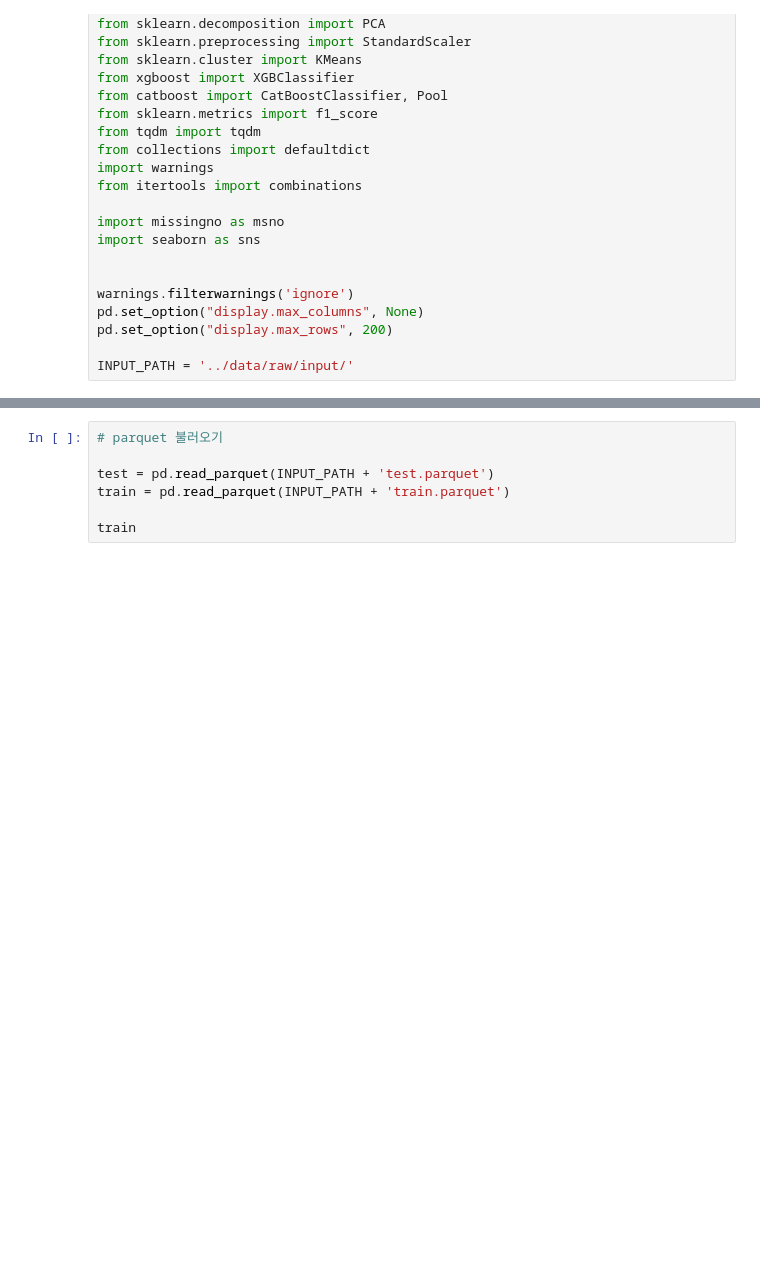
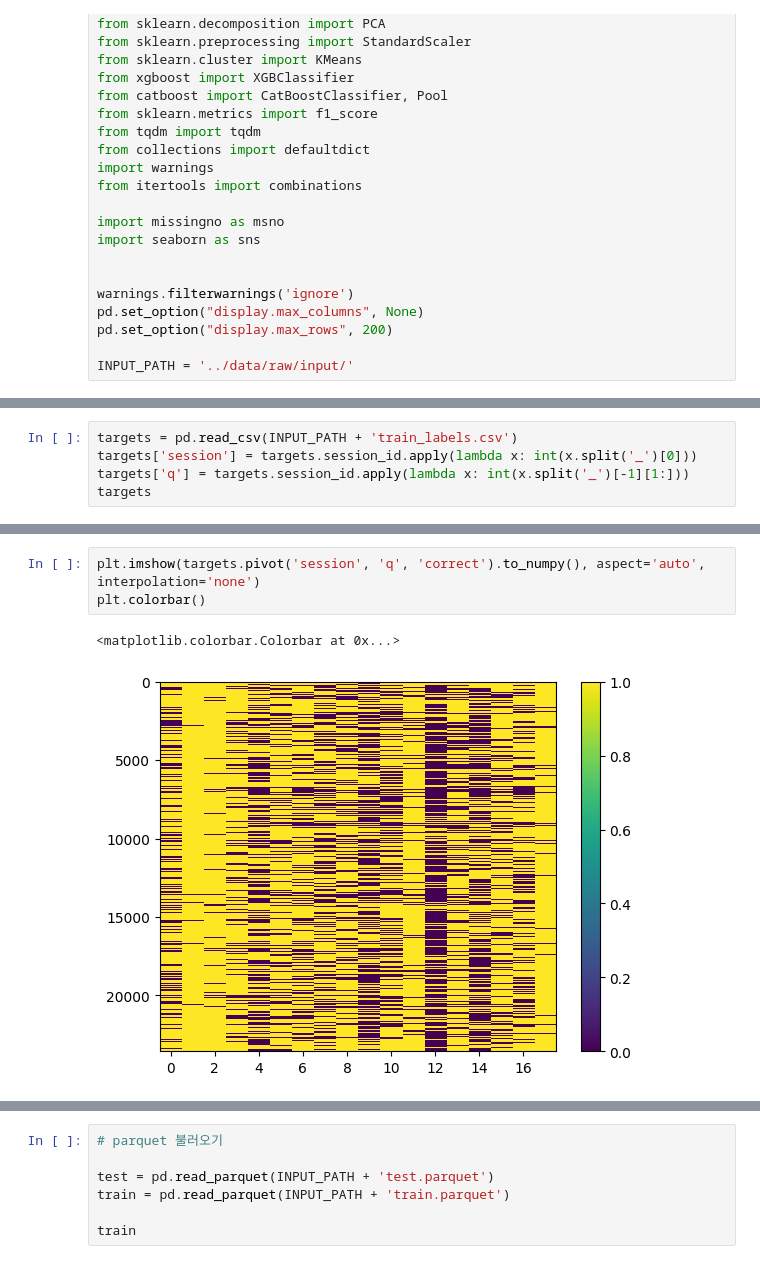
Before and after one commit to hoeen/student-gameplay-prediction, a Jupyter notebook: notebooks/magic_bingo_PCA.ipynb, the cells around one changed output, grey strips where cells are left out. Cells and saved outputs as stored; diff of their text form; blank space fills up the shorter version.

```diff
--- a/notebooks/magic_bingo_PCA.ipynb
+++ b/notebooks/magic_bingo_PCA.ipynb
@@ -30,0 +42,5 @@ INPUT_PATH = '../data/raw/input/'
+# %%
+targets = pd.read_csv(INPUT_PATH + 'train_labels.csv')
+targets['session'] = targets.session_id.apply(lambda x: int(x.split('_')[0]))
+targets['q'] = targets.session_id.apply(lambda x: int(x.split('_')[-1][1:]))
+targets
@@ -31 +61,7 @@ INPUT_PATH = '../data/raw/input/'
+# %%
+plt.imshow(targets.pivot('session', 'q', 'correct').to_numpy(), aspect='auto', interpolation='none')
+plt.colorbar()
+# %% [output]
+<matplotlib.colorbar.Colorbar at 0x...>
+[figure, added]
 # %%
```
Also changed, not shown: parts of 4 cells of this notebook, 11 other files.
